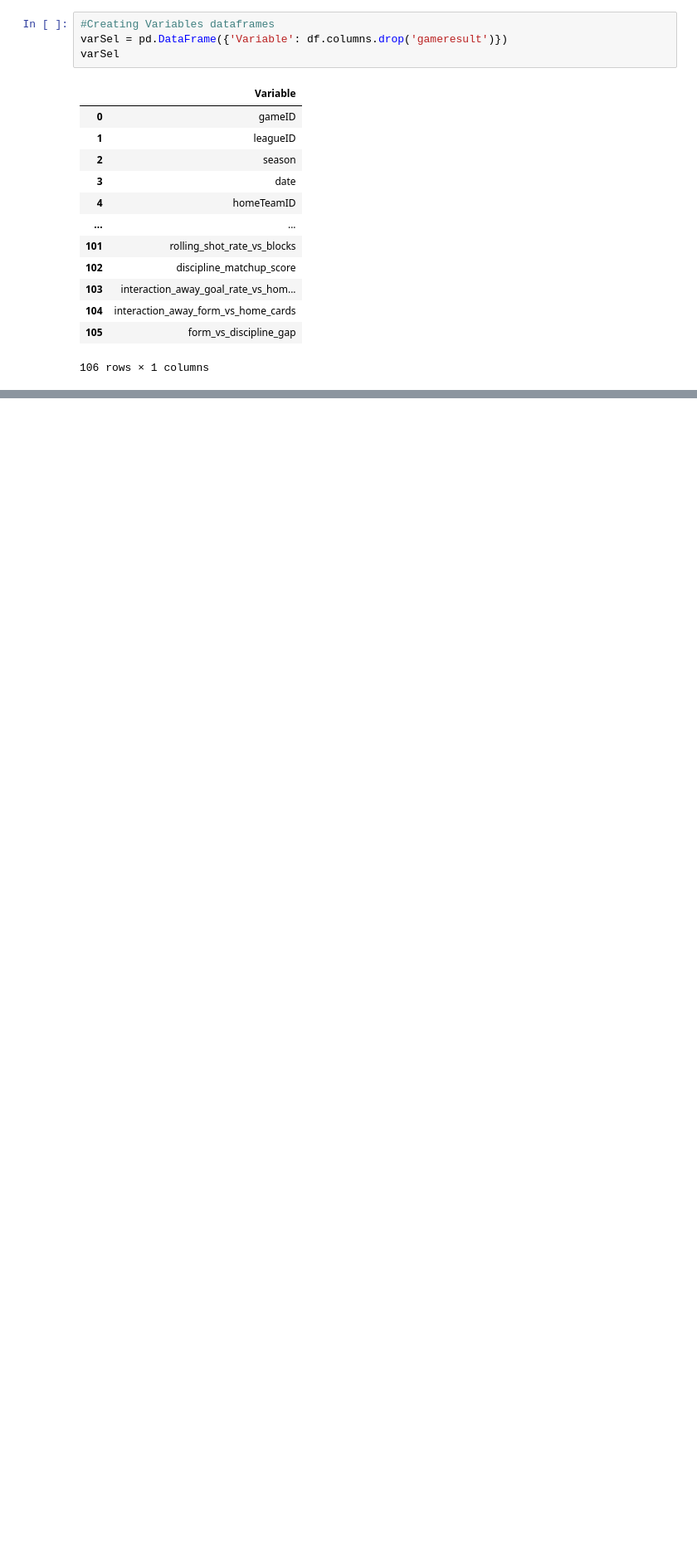
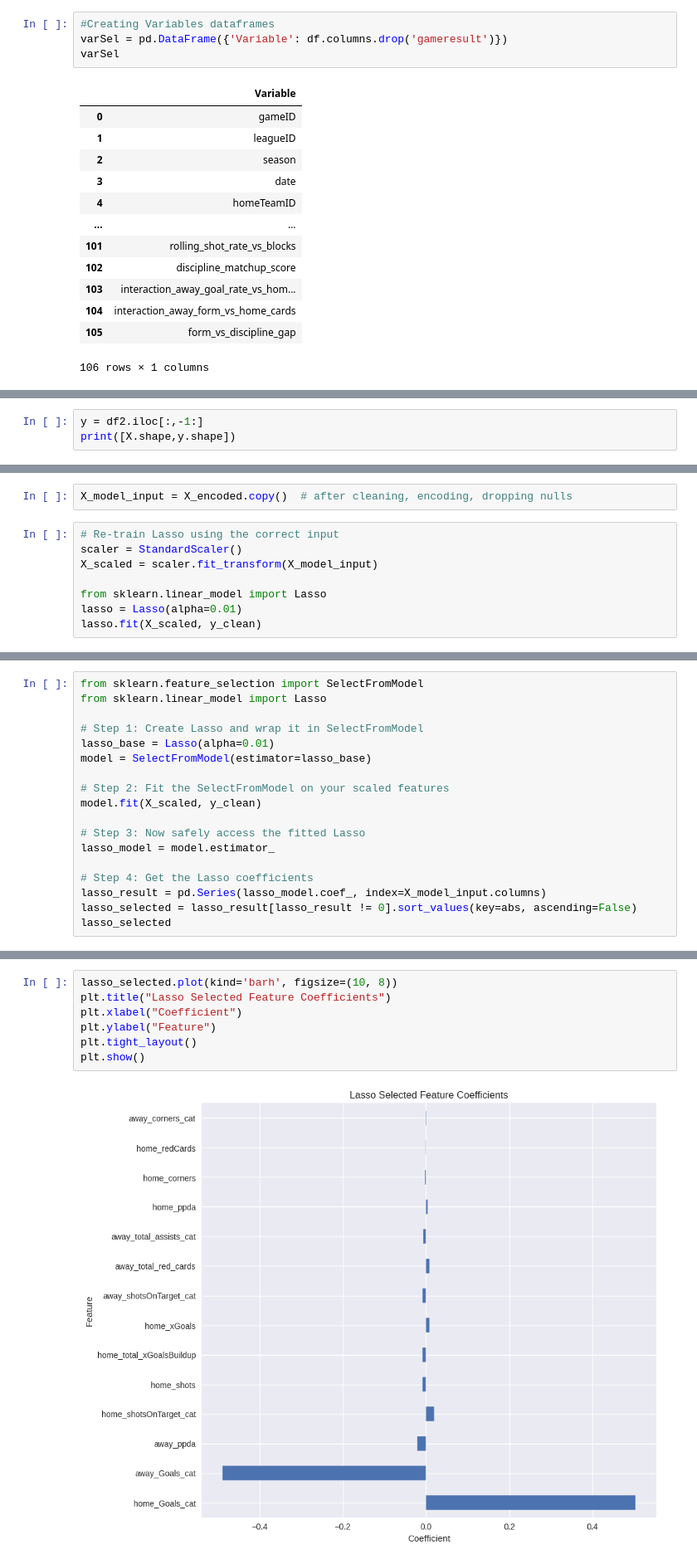
Before and after one commit to Rom5Leo/ML-Project-Football-DataBase, a Jupyter notebook: notebooks/Feature Selection - Football Database.ipynb, the cells around one changed output, grey strips where cells are left out. Shown at 83% size. Saved outputs shown, nothing was run; the diff lists cells and outputs as text; blank space fills up the shorter version.

Commit message:
finished Feature Selection

```diff
--- a/notebooks/Feature Selection - Football Database.ipynb
+++ b/notebooks/Feature Selection - Football Database.ipynb
@@ -93,0 +249,3 @@ ModuleNotFoundError: No module named 'pyMechkar'
+# %%
+y = df2.iloc[:,-1:]
+print([X.shape,y.shape])
@@ -93,0 +315,10 @@ ModuleNotFoundError: No module named 'pyMechkar'
+# %%
+X_model_input = X_encoded.copy()  # after cleaning, encoding, dropping nulls
+# %%
+# Re-train Lasso using the correct input
+scaler = StandardScaler()
+X_scaled = scaler.fit_transform(X_model_input)
+
+from sklearn.linear_model import Lasso
+lasso = Lasso(alpha=0.01)
+lasso.fit(X_scaled, y_clean)
@@ -93,0 +373,18 @@ ModuleNotFoundError: No module named 'pyMechkar'
+# %%
+from sklearn.feature_selection import SelectFromModel
+from sklearn.linear_model import Lasso
+
+# Step 1: Create Lasso and wrap it in SelectFromModel
+lasso_base = Lasso(alpha=0.01)
+model = SelectFromModel(estimator=lasso_base)
+
+# Step 2: Fit the SelectFromModel on your scaled features
+model.fit(X_scaled, y_clean)
+
+# Step 3: Now safely access the fitted Lasso
+lasso_model = model.estimator_
+
+# Step 4: Get the Lasso coefficients
+lasso_result = pd.Series(lasso_model.coef_, index=X_model_input.columns)
+lasso_selected = lasso_result[lasso_result != 0].sort_values(key=abs, ascending=False)
+lasso_selected
@@ -93,0 +407,9 @@ ModuleNotFoundError: No module named 'pyMechkar'
+# %%
+lasso_selected.plot(kind='barh', figsize=(10, 8))
+plt.title("Lasso Selected Feature Coefficients")
+plt.xlabel("Coefficient")
+plt.ylabel("Feature")
+plt.tight_layout()
+plt.show()
+# %% [output]
+[figure, added]
```
Also changed, not shown: parts of 94 cells of this notebook, 9 other files.
